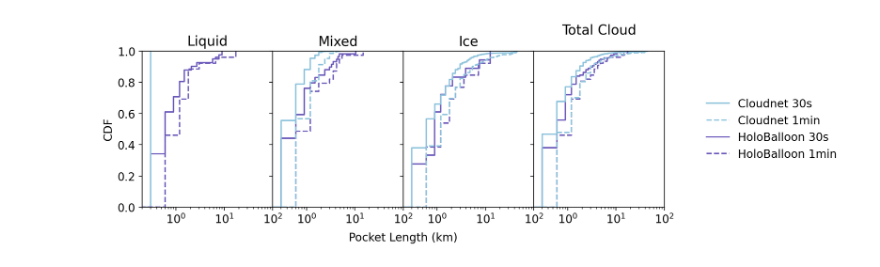
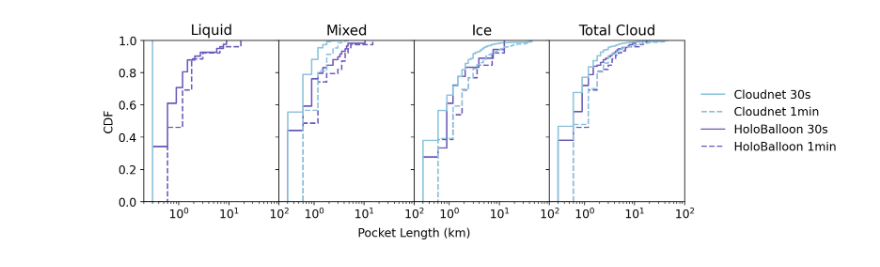
Before and after one commit to sldamman/JGR-Atmospheres-Paper-24, a Jupyter notebook: resolution_sensitivity.ipynb, the cells around one changed output. Drawn from its saved outputs; the diff is of its cells as text; code cells hidden in the pictures.

```diff
--- a/resolution_sensitivity.ipynb
+++ b/resolution_sensitivity.ipynb
@@ -344,33 +344,33 @@ total_df = pd.DataFrame([np.concatenate([e[0], e[1], e[2]]) for e in [C, H]], in
 
 sns.ecdfplot(liquid_df, ax=ax[0], palette=colors, legend=False, stat=stat, linestyle='dashed')
 sns.ecdfplot(mixed_df, ax=ax[1], palette=colors, legend=False, stat=stat, linestyle='dashed')
 sns.ecdfplot(ice_df, ax=ax[2], palette=colors, legend=False, stat=stat, linestyle='dashed')
 sns.ecdfplot(total_df, ax=ax[3], palette=colors, legend=False, stat=stat, linestyle='dashed')
 
 #sns.move_legend(ax[2], 'center right', bbox_to_anchor=(2, 0.6), frameon=False)
 #sns.move_legend(ax[3], 'center right', bbox_to_anchor=(2, 0.4), frameon=False)
 
 dummyax = ax[3].twinx()
 dummyax.plot([100000, 100001], [100000, 100001], color='#8DC3DC', linestyle='solid', label='Cloudnet 30s')
 dummyax.plot([100000, 100001], [100000, 100001], color='#8DC3DC', linestyle='dashed', label='Cloudnet 1min')
 dummyax.plot([100000, 100001], [100000, 100001], color='#6E5CBB', linestyle='solid', label='HoloBalloon 30s')
 dummyax.plot([100000, 100001], [100000, 100001], color='#6E5CBB', linestyle='dashed', label='HoloBalloon 1min')
 
 dummyax.axis('off')
-dummyax.legend(frameon=False, loc='center right', bbox_to_anchor=(2.4, 0.5))
+dummyax.legend(frameon=False, loc='center right', bbox_to_anchor=(2.2, 0.5))
 
 plt.xscale('log')
 #plt.ylim(0, 1.03)
 ax[0].set_title('Liquid')
 ax[1].set_title('Mixed')
 ax[2].set_title('Ice')
-ax[3].set_title('Total Cloud')
+ax[3].set_title('Total Cloud', y=1.)
 ax[3].set_xlim(0.2, 100)
 ax[0].set_ylabel('CDF')
 #[x.set_xlabel('pocket length (km)') for x in ax]
 ax[1].set_xlabel('Pocket Length (km)')
 ax[1].xaxis.set_label_coords(1, -0.16)
 plt.subplots_adjust(wspace=0)
 plt.show()
 # %% [output]
-[figure, old version]
+[figure, new version]
```
